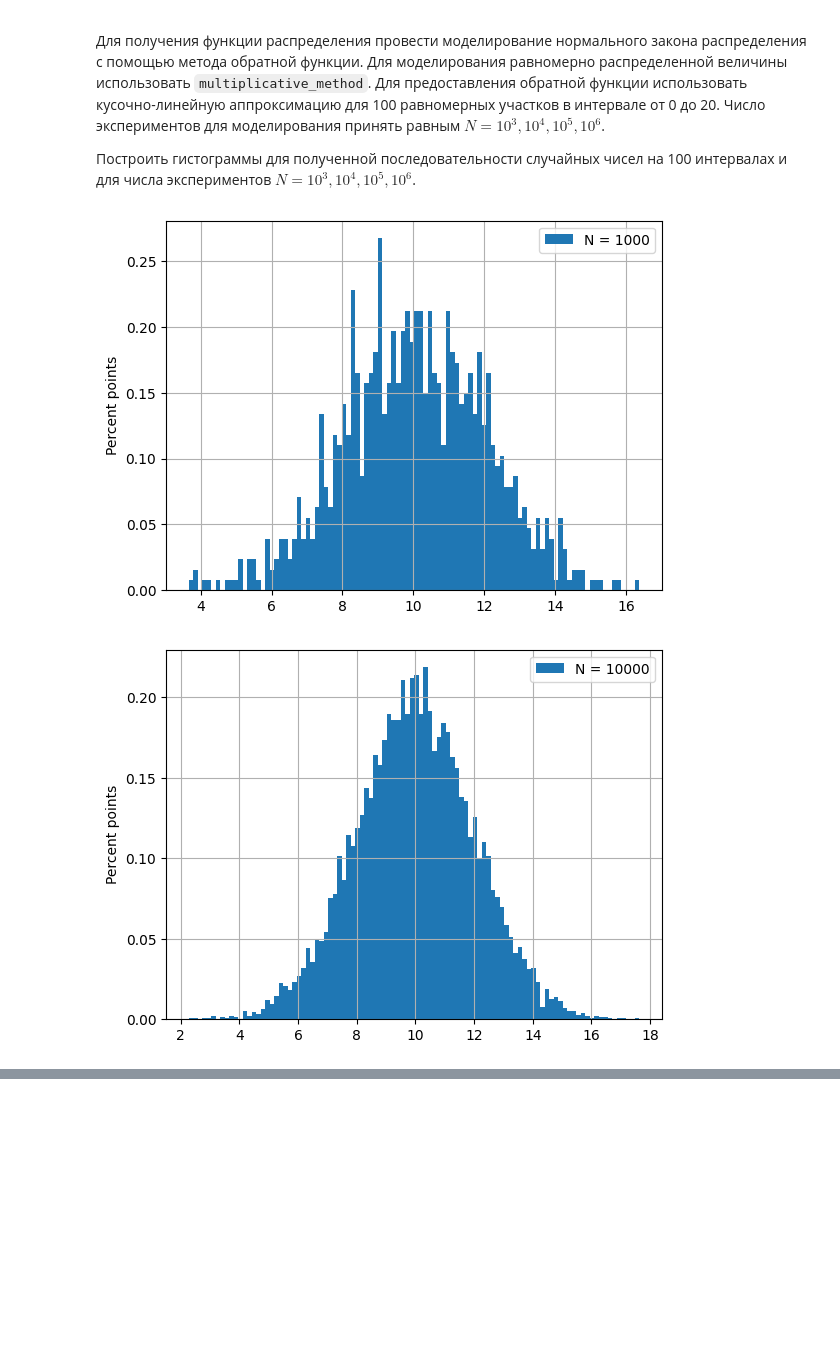
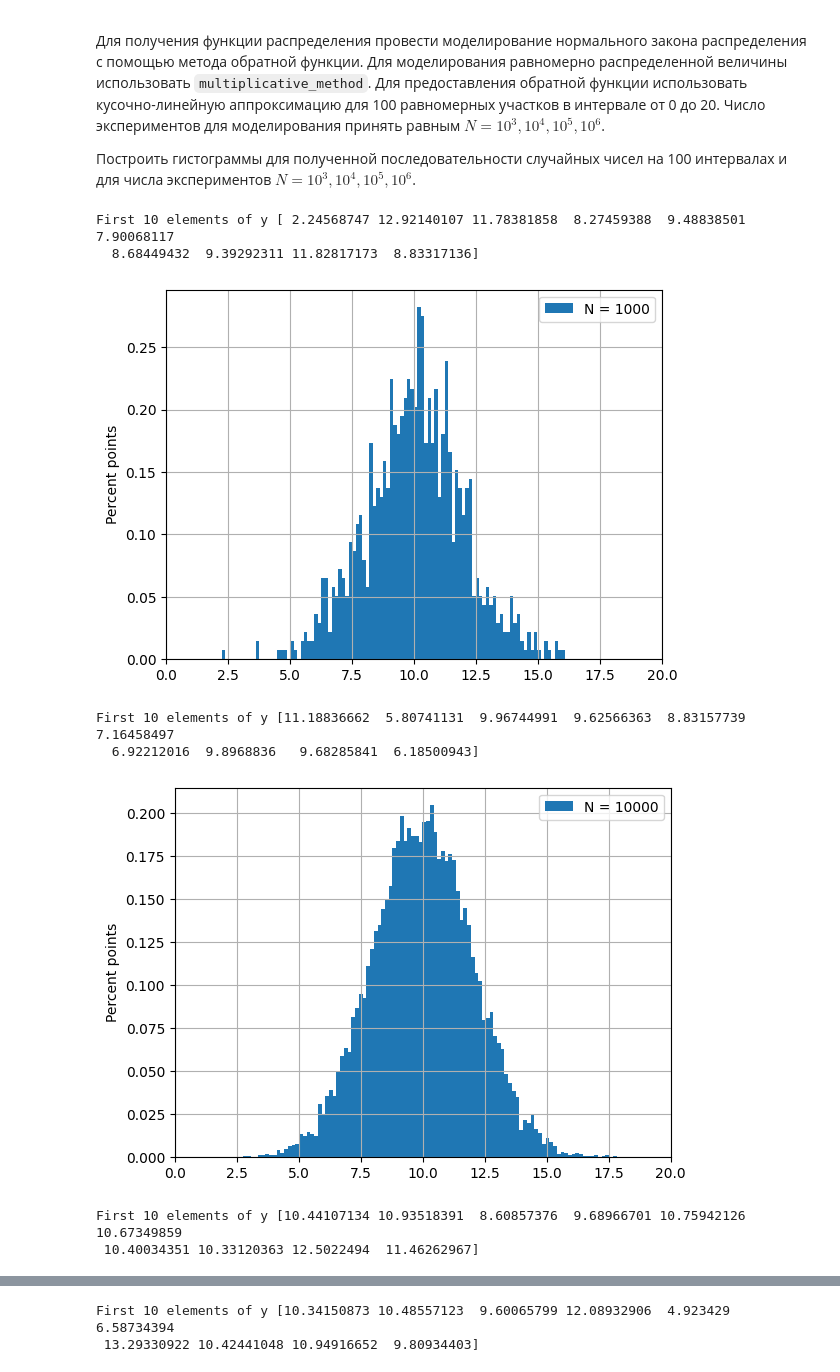
Before and after one commit to ValeryVerkhoturov/systems-modeling, a Jupyter notebook: практика 3/practice 3.ipynb, the cells around one changed output, grey strips where cells are left out. Drawn from its saved outputs; the diff is of its cells as text; code cells hidden in the pictures; blank space fills up the shorter version.

Commit message:
Fix pseudorandom generation, add plot xlim

```diff
--- a/практика 3/practice 3.ipynb
+++ b/практика 3/practice 3.ipynb
@@ -85,27 +85,36 @@ task_2()
 
 Построить гистограммы для полученной последовательности случайных чисел на 100 интервалах и для числа экспериментов $N = 10^3, 10^4, 10^5, 10^6$.
 # %%
-def task_3():
+def task_3_4():
     mean = 10
     sigma = 2
     start_x = 0
     end_x = 20
     experiments = [10 ** 3, 10 ** 4, 10 ** 5, 10 ** 6]
+    parts = 100
 
-    multiplicative_generator = multiplicative_method(x=2)
+    multiplicative_generator = multiplicative_method(x=0.1)
     for experiment in experiments:
         y = norm.ppf(
             [next(multiplicative_generator) for _ in range(experiment)],
             mean,
             sigma)
+        print("First 10 elements of y", y[:10])
 
-        plt.hist(y, bins=100, density=True, label=f'N = {experiment}')
+        plt.hist(y, bins=parts, density=True, label=f'N = {experiment}')
         plt.legend()
         plt.ylabel('Percent points')
+        plt.xlim([start_x, end_x])
         plt.grid(True)
         plt.show()
 
-task_3()
+task_3_4()
 # %% [output]
+First 10 elements of y [ 2.24568747 12.92140107 11.78381858  8.27459388  9.48838501  7.90068117
+  8.68449432  9.39292311 11.82817173  8.83317136]
-[figure, old version]
+[figure, new version]
+First 10 elements of y [11.18836662  5.80741131  9.96744991  9.62566363  8.83157739  7.16458497
+  6.92212016  9.8968836   9.68285841  6.18500943]
-[figure, old version]
+[figure, new version]
+First 10 elements of y [10.44107134 10.93518391  8.60857376  9.68966701 10.75942126 10.67349859
+ 10.40034351 10.33120363 12.5022494  11.46262967]
@@ -112,0 +122,2 @@ task_3()
+First 10 elements of y [10.34150873 10.48557123  9.60065799 12.08932906  4.923429    6.58734394
+ 13.29330922 10.42441048 10.94916652  9.80934403]
```
Also changed, not shown: parts of 1 cell of this notebook, 1 other file.
